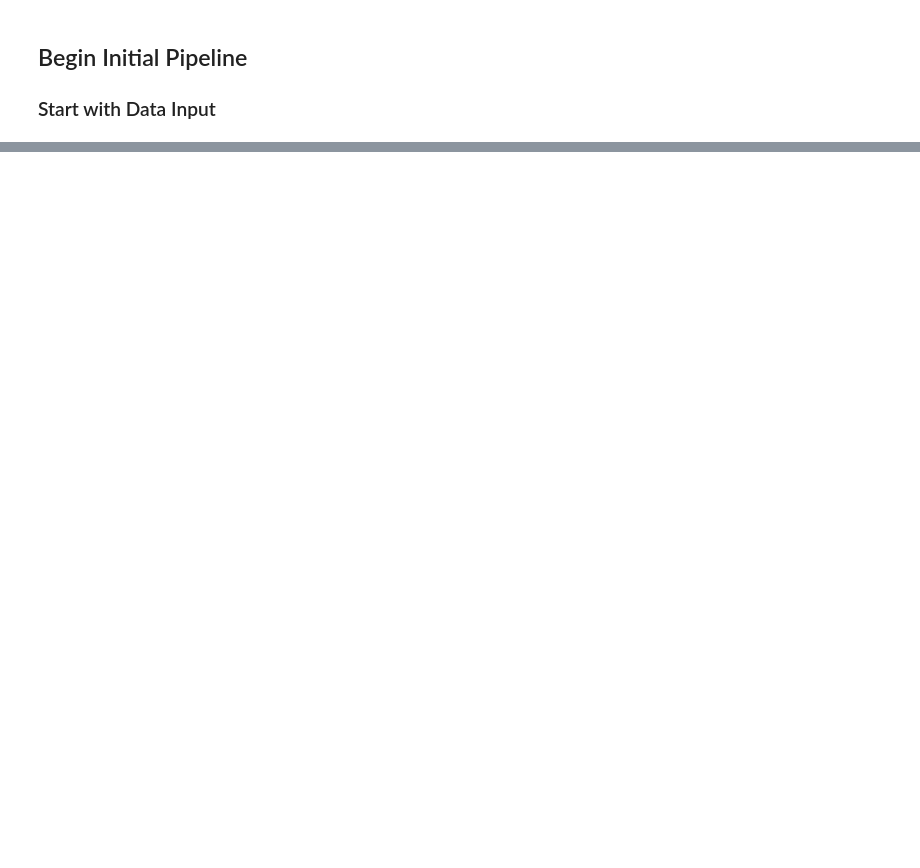
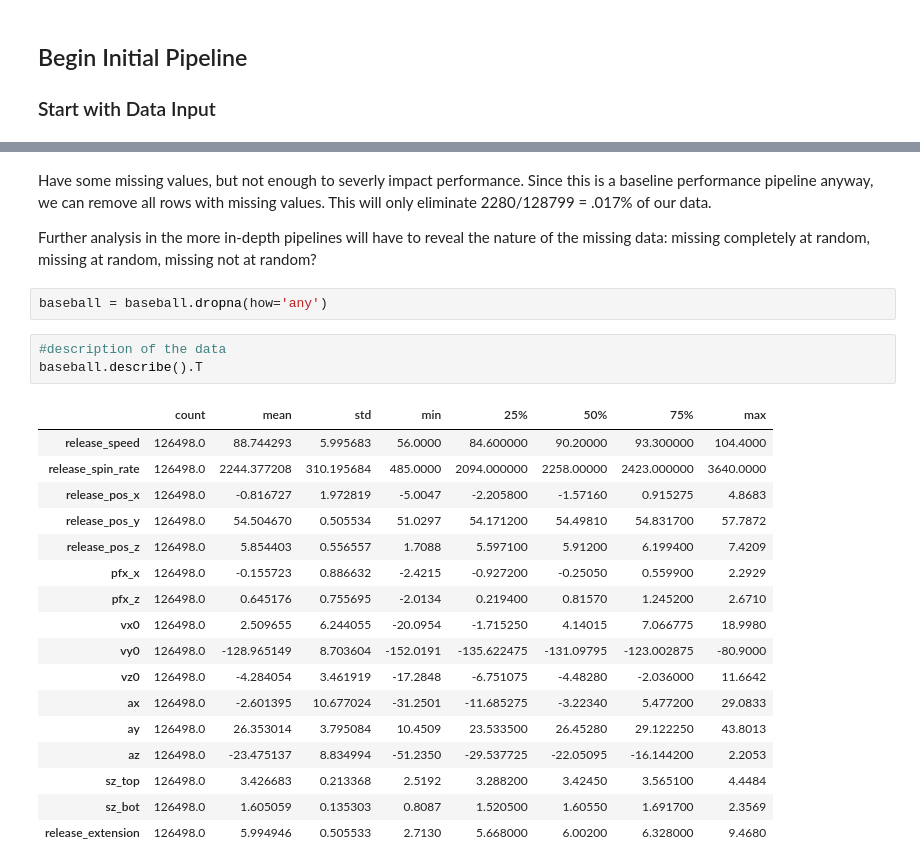
Before and after one commit to khickey25/Capstone-Project, a Jupyter notebook: Baseball_Data/Baseball_base_pipeline.ipynb, the cells around one changed output, grey strips where cells are left out. Drawn from its saved outputs; the diff is of its cells as text; blank space fills up the shorter version.

Commit message:
working on initial pipelines

```diff
--- a/Baseball_Data/Baseball_base_pipeline.ipynb
+++ b/Baseball_Data/Baseball_base_pipeline.ipynb
@@ -178,0 +181,27 @@ Note that the distance from home plate, where the batter stands, and the pitcher
+# %% [markdown]
+Have some missing values, but not enough to severly impact performance. Since this is a baseline performance pipeline anyway, we can remove all rows with missing values. This will only eliminate 2280/128799 = .017% of our data.
+
+Further analysis in the more in-depth pipelines will have to reveal the nature of the missing data: missing completely at random, missing at random, missing not at random?
+# %%
+baseball = baseball.dropna(how='any')
+# %%
+#description of the data
+baseball.describe().T
+# %% [output]
+|  | count | mean | std | min | 25% | 50% | 75% | max |
+| release_speed | 126498.0 | 88.744293 | 5.995683 | 56.0000 | 84.600000 | 90.20000 | 93.300000 | 104.4000 |
+| release_spin_rate | 126498.0 | 2244.377208 | 310.195684 | 485.0000 | 2094.000000 | 2258.00000 | 2423.000000 | 3640.0000 |
+| release_pos_x | 126498.0 | -0.816727 | 1.972819 | -5.0047 | -2.205800 | -1.57160 | 0.915275 | 4.8683 |
+| release_pos_y | 126498.0 | 54.504670 | 0.505534 | 51.0297 | 54.171200 | 54.49810 | 54.831700 | 57.7872 |
+| release_pos_z | 126498.0 | 5.854403 | 0.556557 | 1.7088 | 5.597100 | 5.91200 | 6.199400 | 7.4209 |
+| pfx_x | 126498.0 | -0.155723 | 0.886632 | -2.4215 | -0.927200 | -0.25050 | 0.559900 | 2.2929 |
+| pfx_z | 126498.0 | 0.645176 | 0.755695 | -2.0134 | 0.219400 | 0.81570 | 1.245200 | 2.6710 |
+| vx0 | 126498.0 | 2.509655 | 6.244055 | -20.0954 | -1.715250 | 4.14015 | 7.066775 | 18.9980 |
+| vy0 | 126498.0 | -128.965149 | 8.703604 | -152.0191 | -135.622475 | -131.09795 | -123.002875 | -80.9000 |
+| vz0 | 126498.0 | -4.284054 | 3.461919 | -17.2848 | -6.751075 | -4.48280 | -2.036000 | 11.6642 |
+| ax | 126498.0 | -2.601395 | 10.677024 | -31.2501 | -11.685275 | -3.22340 | 5.477200 | 29.0833 |
+| ay | 126498.0 | 26.353014 | 3.795084 | 10.4509 | 23.533500 | 26.45280 | 29.122250 | 43.8013 |
+| az | 126498.0 | -23.475137 | 8.834994 | -51.2350 | -29.537725 | -22.05095 | -16.144200 | 2.2053 |
+| sz_top | 126498.0 | 3.426683 | 0.213368 | 2.5192 | 3.288200 | 3.42450 | 3.565100 | 4.4484 |
+| sz_bot | 126498.0 | 1.605059 | 0.135303 | 0.8087 | 1.520500 | 1.60550 | 1.691700 | 2.3569 |
+| release_extension | 126498.0 | 5.994946 | 0.505533 | 2.7130 | 5.668000 | 6.00200 | 6.328000 | 9.4680 |
```
Also changed, not shown: parts of 25 cells of this notebook, 1 other file.
